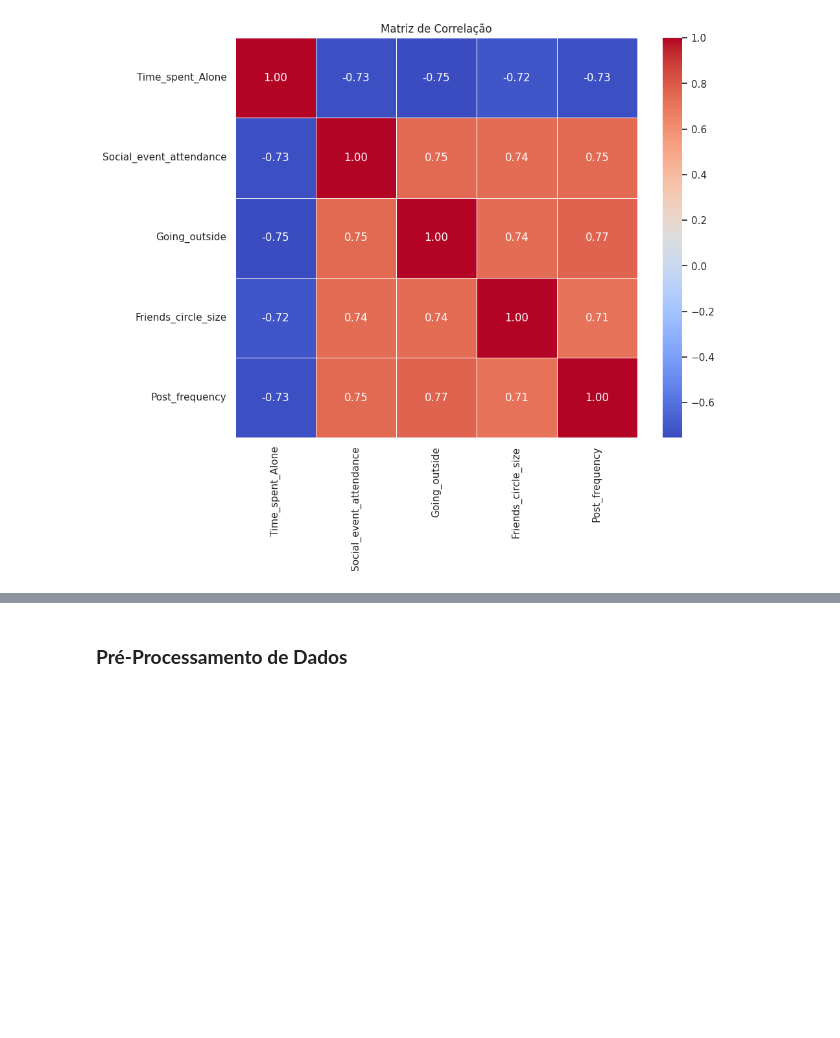
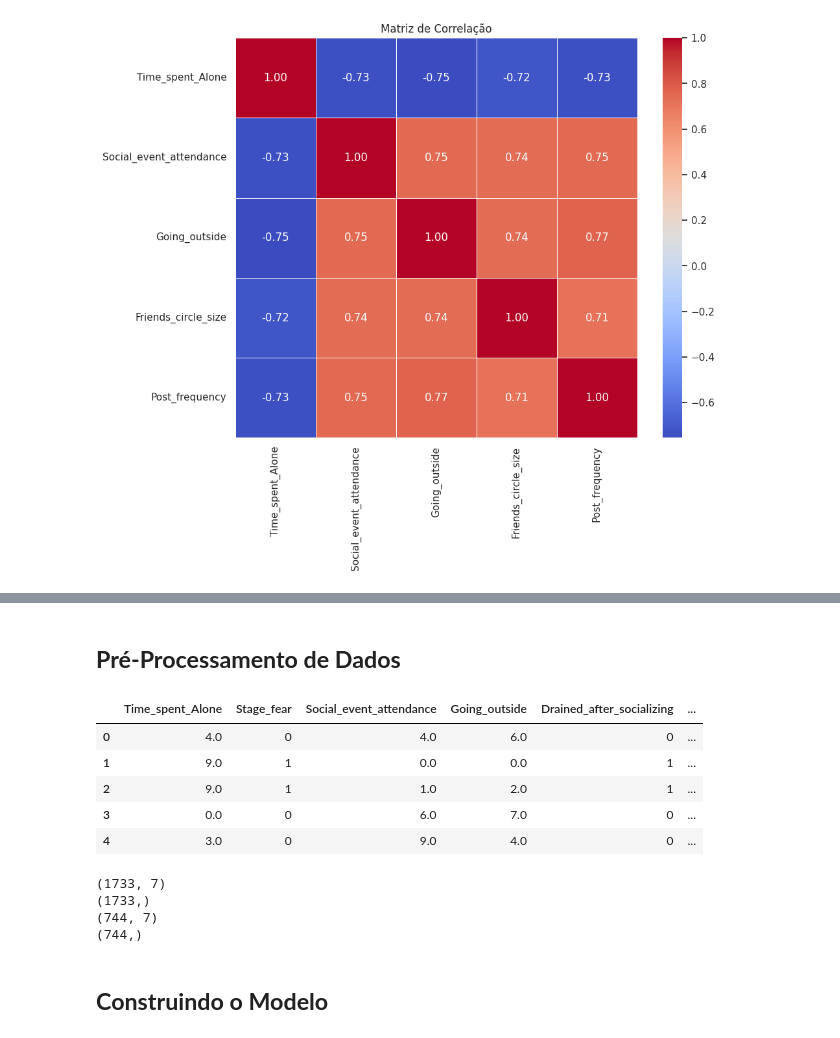
Before and after one commit to netinhojunnior/meu_portfolio, a Jupyter notebook: Projeto07_Personalidade.ipynb, the cells around one changed output, grey strips where cells are left out. Cells and saved outputs as stored; diff of their text form; code cells hidden in the pictures; blank space fills up the shorter version.

```diff
--- a/Projeto07_Personalidade.ipynb
+++ b/Projeto07_Personalidade.ipynb
@@ -323,2 +402,2 @@ plt.show()
 # %% [markdown]
-### **Pré-Processamento de Dados**
+## **Pré-Processamento de Dados**
@@ -324,0 +409,27 @@ plt.show()
+# %%
+# Transformando variáveis Categóricas em Numéricas
+
+## Instanciando objeto
+label_encoder = LabelEncoder()
+
+## Aplicando aos dados
+
+### Stage_fear: Yes = 1, No = 0
+dados['Stage_fear'] = label_encoder.fit_transform(dados['Stage_fear'])
+
+### Drained_after_socializing: Yes = 1, No = 0
+dados['Drained_after_socializing'] = label_encoder.fit_transform(dados['Drained_after_socializing'])
+
+### Personality: Extrovert = 1, Introvert = 0
+dados['Personality'] = label_encoder.fit_transform(dados['Personality'])
+# %%
+# Visualizando base de
+
+dados.head()
+# %% [output]
+|  | Time_spent_Alone | Stage_fear | Social_event_attendance | Going_outside | Drained_after_socializing | ... |
+| 0 | 4.0 | 0 | 4.0 | 6.0 | 0 | ... |
+| 1 | 9.0 | 1 | 0.0 | 0.0 | 1 | ... |
+| 2 | 9.0 | 1 | 1.0 | 2.0 | 1 | ... |
+| 3 | 0.0 | 0 | 6.0 | 7.0 | 0 | ... |
+| 4 | 3.0 | 0 | 9.0 | 4.0 | 0 | ... |
@@ -324,0 +449,14 @@ plt.show()
+# %%
+# Dimensão dos dados
+
+print(x_treino.shape)
+print(y_treino.shape)
+print(x_teste.shape)
+print(y_teste.shape)
+# %% [output]
+(1733, 7)
+(1733,)
+(744, 7)
+(744,)
+# %% [markdown]
+## **Construindo o Modelo**
```
Also changed, not shown: parts of 39 cells of this notebook.
